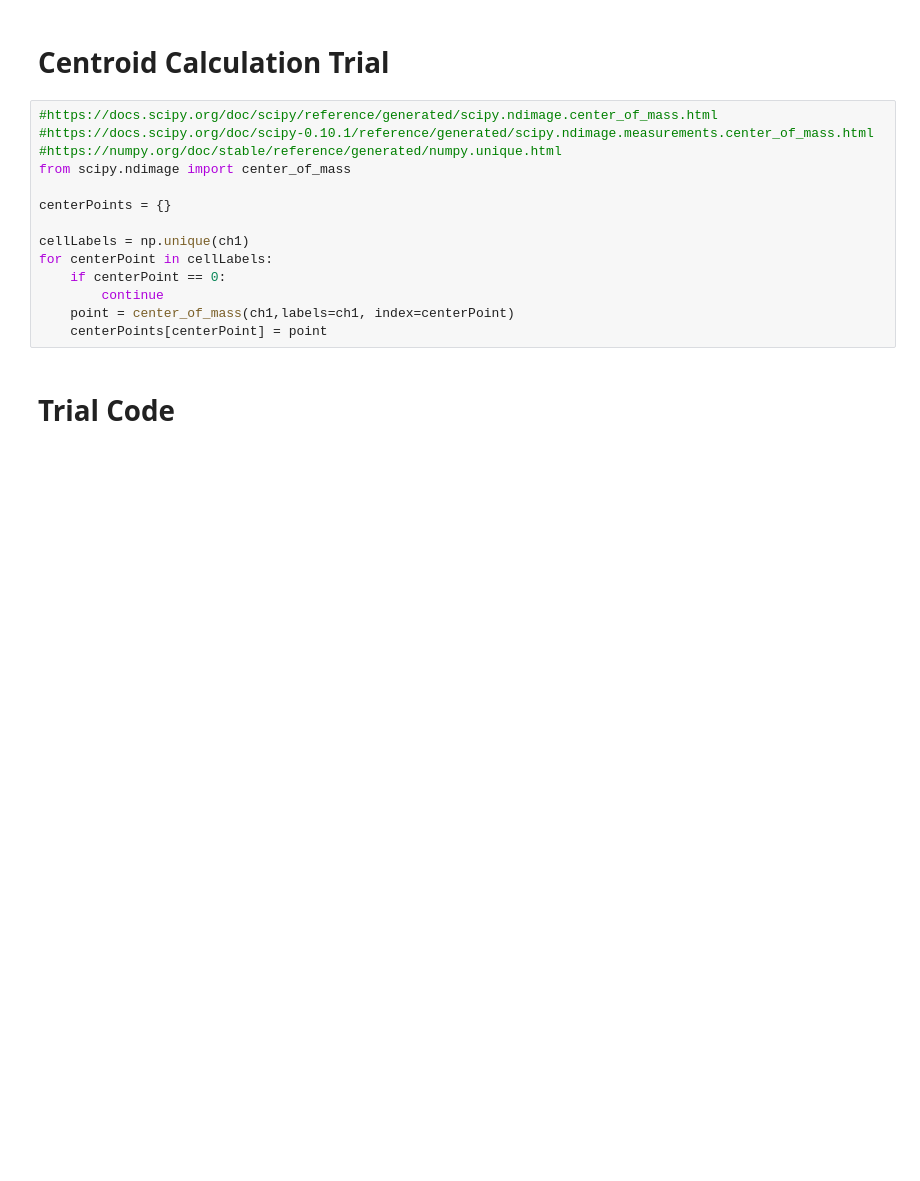
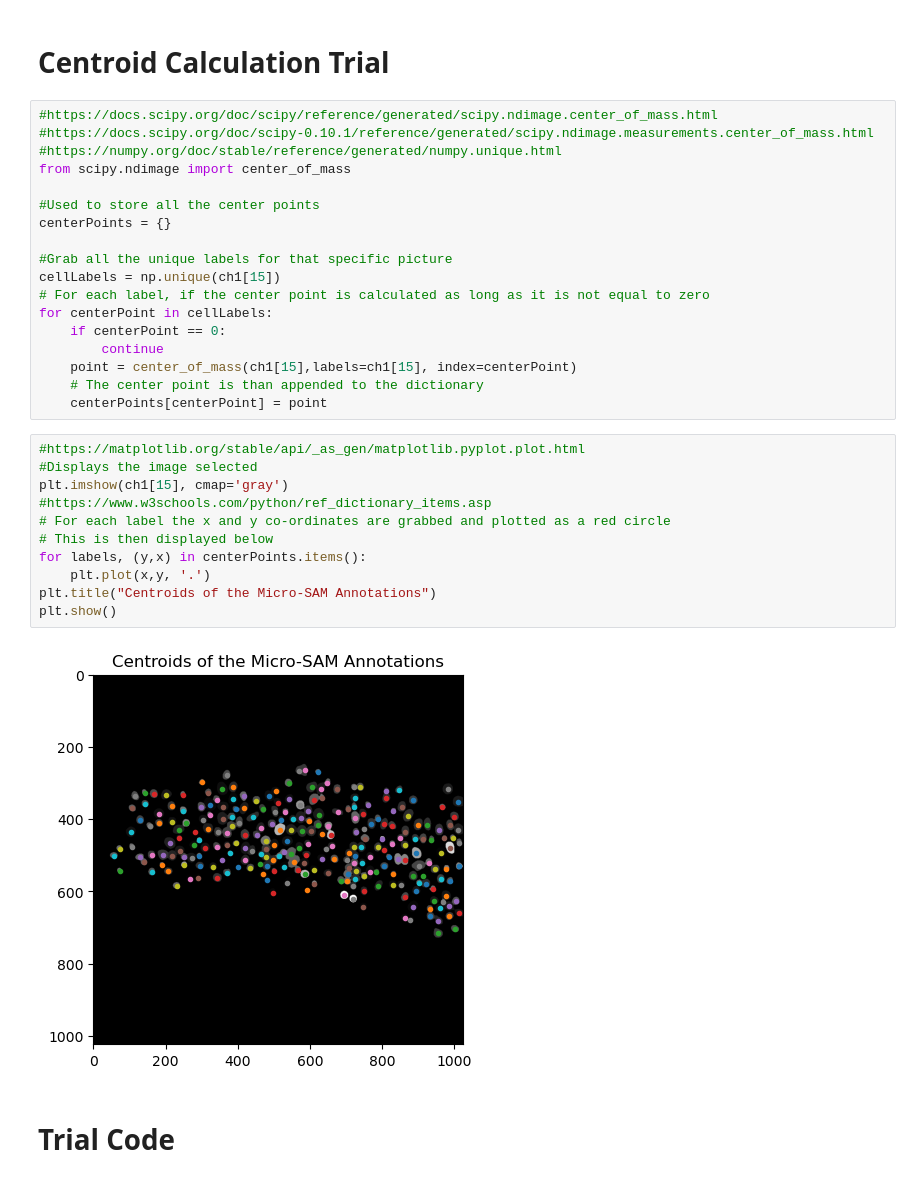
Before and after one commit to AdamPDare/microSAMAD, a Jupyter notebook: FinalAnn3D.ipynb, the cells around one changed output. Saved outputs shown, nothing was run; the diff lists cells and outputs as text; blank space fills up the shorter version.

```diff
--- a/FinalAnn3D.ipynb
+++ b/FinalAnn3D.ipynb
@@ -136,14 +173,31 @@ Text(0.5, 1.0, 'Channel 3')
 #https://numpy.org/doc/stable/reference/generated/numpy.unique.html
 from scipy.ndimage import center_of_mass
 
+#Used to store all the center points
 centerPoints = {}
 
-cellLabels = np.unique(ch1)
+#Grab all the unique labels for that specific picture
+cellLabels = np.unique(ch1[15])
+# For each label, if the center point is calculated as long as it is not equal to zero
 for centerPoint in cellLabels:
     if centerPoint == 0:
         continue
-    point = center_of_mass(ch1,labels=ch1, index=centerPoint)
+    point = center_of_mass(ch1[15],labels=ch1[15], index=centerPoint)
+    # The center point is than appended to the dictionary
     centerPoints[centerPoint] = point
+# %%
+#https://matplotlib.org/stable/api/_as_gen/matplotlib.pyplot.plot.html
+#Displays the image selected
+plt.imshow(ch1[15], cmap='gray')
+#https://www.w3schools.com/python/ref_dictionary_items.asp
+# For each label the x and y co-ordinates are grabbed and plotted as a red circle
+# This is then displayed below
+for labels, (y,x) in centerPoints.items():
+    plt.plot(x,y, '.')
+plt.title("Centroids of the Micro-SAM Annotations")
+plt.show()
+# %% [output]
+[figure, added]
 # %% [markdown]
 # Trial Code
 # %%
```
Also changed, not shown: parts of 8 cells of this notebook.
